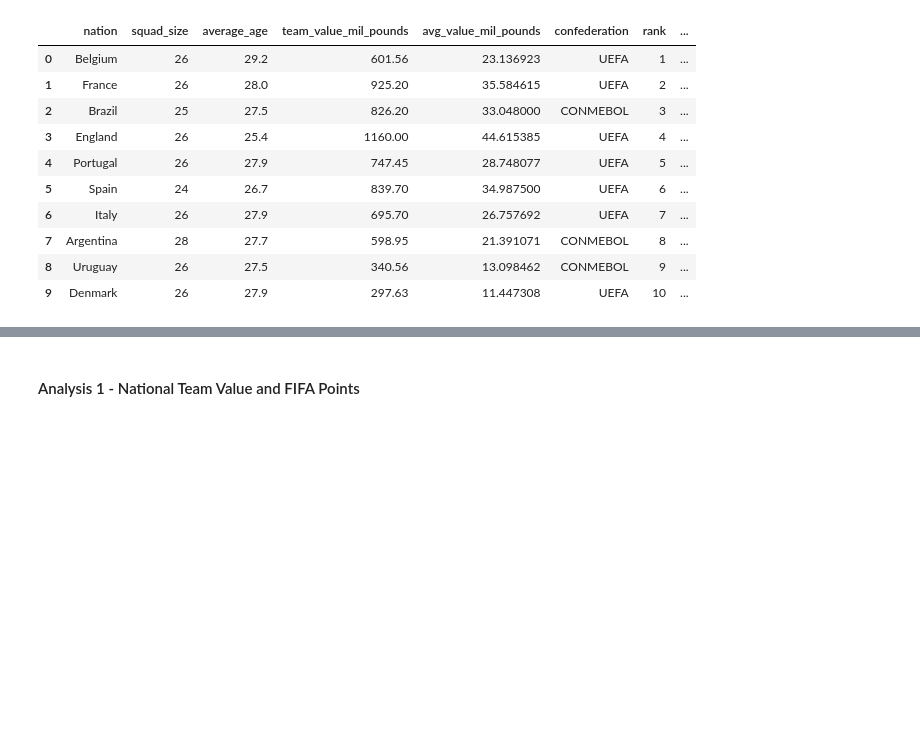
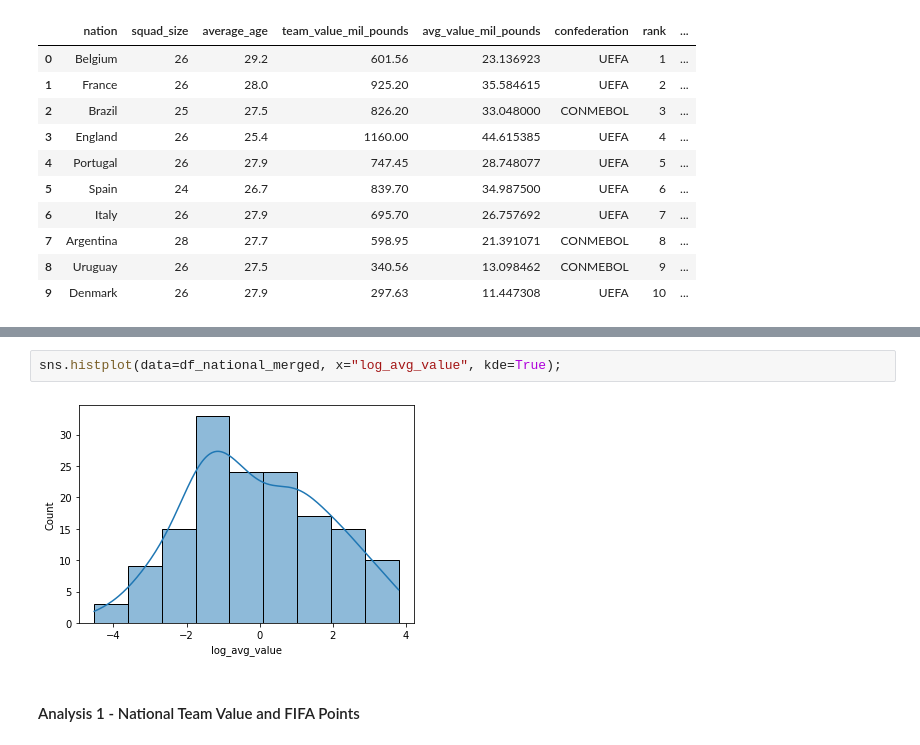
Before and after one commit to kennethleungty/FIFA-Football-World-Rankings, a Jupyter notebook: 02_National_Team_Value_Analysis.ipynb, the cells around one changed output, grey strips where cells are left out. Drawn from its saved outputs; the diff is of its cells as text; blank space fills up the shorter version.

```diff
--- a/02_National_Team_Value_Analysis.ipynb
+++ b/02_National_Team_Value_Analysis.ipynb
@@ -126,3 +133,7 @@ df_national_merged.head(10)
+# %%
+sns.histplot(data=df_national_merged, x="log_avg_value", kde=True);
+# %% [output]
+[figure, added]
 # %% [markdown]
 #### Analysis 1 - National Team Value and FIFA Points
 # %%
```
Also changed, not shown: parts of 2 cells of this notebook.
